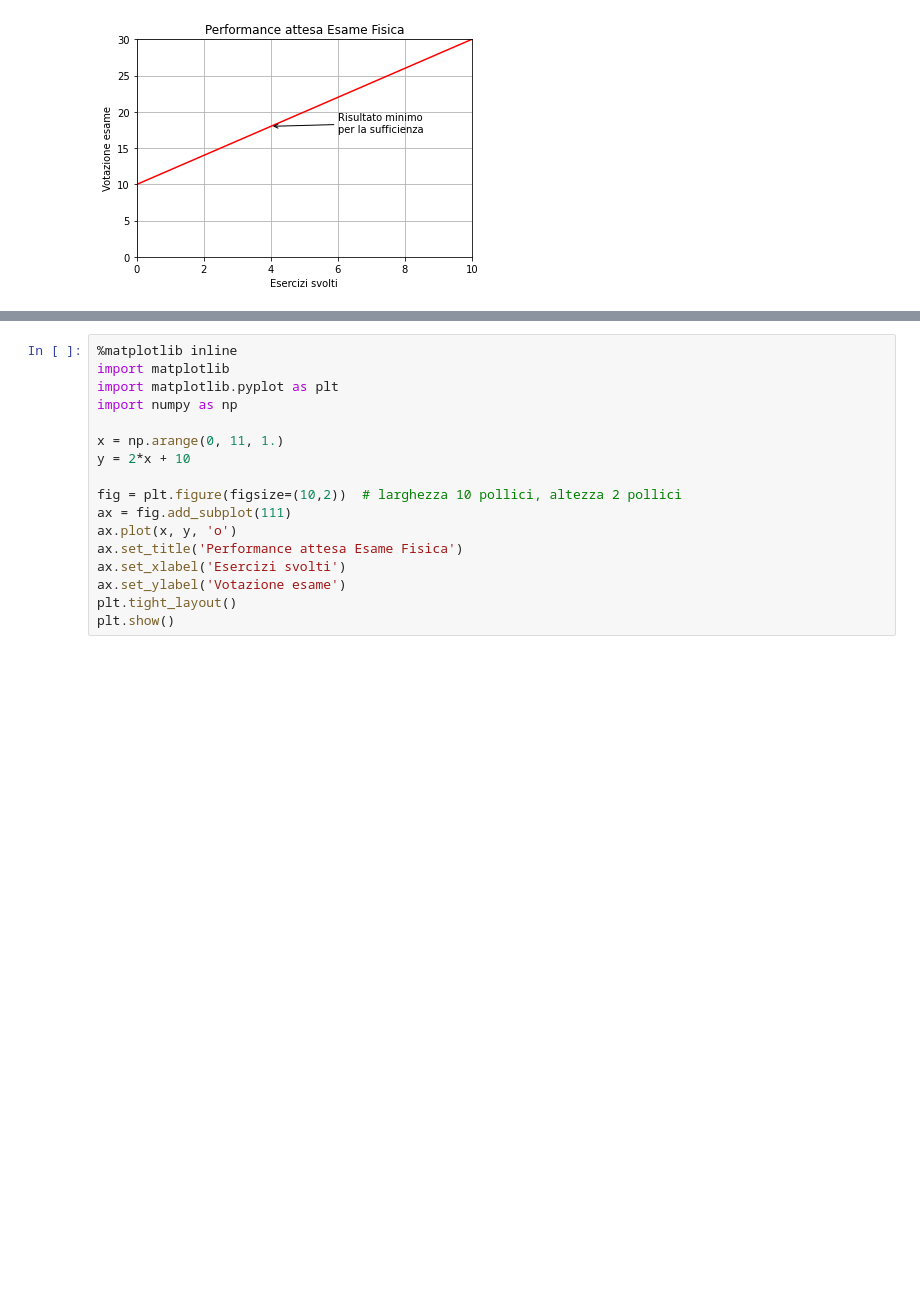
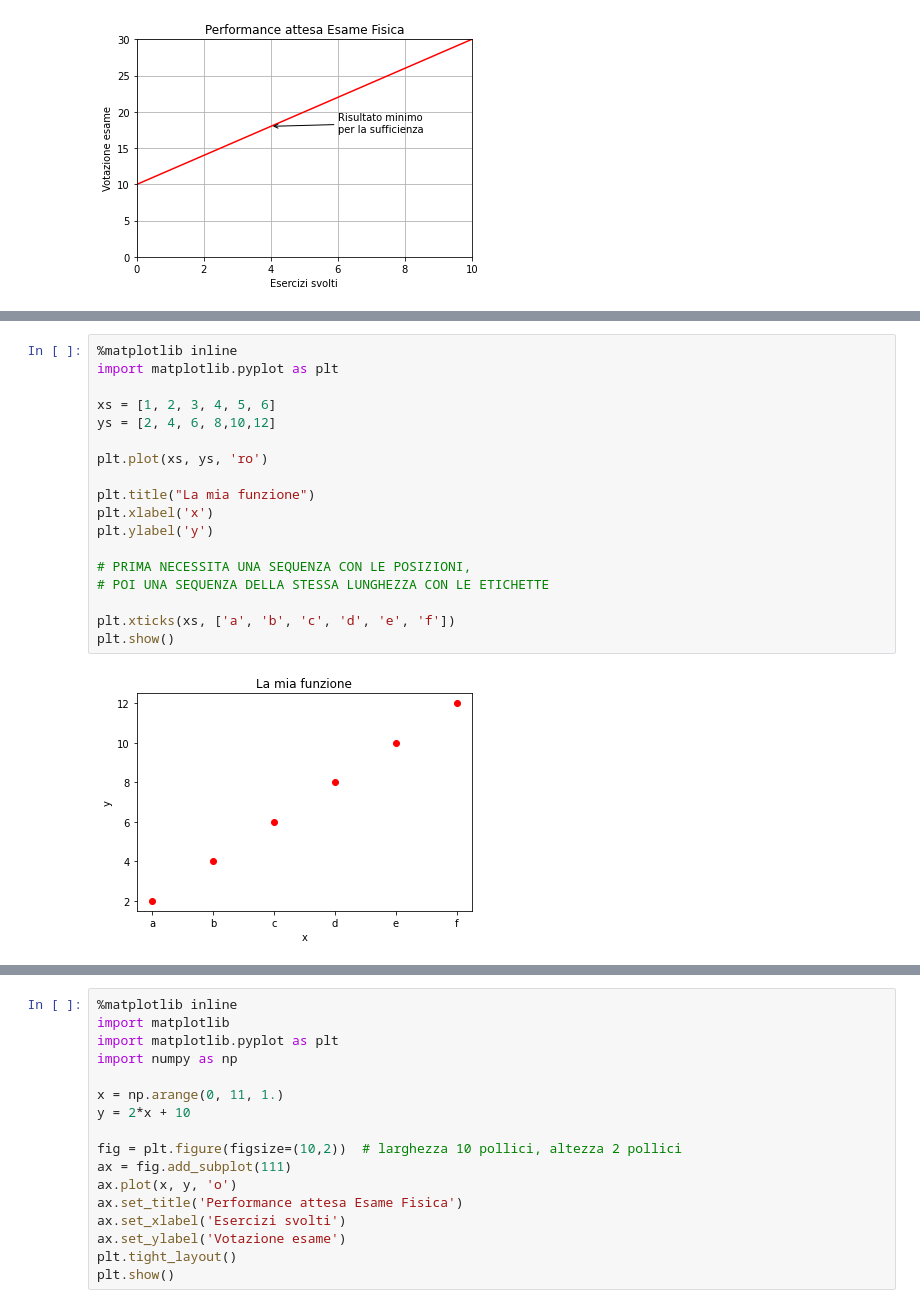
Before and after one commit to DavidLeoni/softpython-it, a Jupyter notebook: visualization/visualization1-sol.ipynb, the cells around one changed output, grey strips where cells are left out. Cells and saved outputs as stored; diff of their text form; blank space fills up the shorter version.

Commit message:
visualization: be fancy

```diff
--- a/visualization/visualization1-sol.ipynb
+++ b/visualization/visualization1-sol.ipynb
@@ -299,3 +307,23 @@ plt.show()
+# %%
+%matplotlib inline
+import matplotlib.pyplot as plt
+
+xs = [1, 2, 3, 4, 5, 6]
+ys = [2, 4, 6, 8,10,12]
+
+plt.plot(xs, ys, 'ro')
+
+plt.title("La mia funzione")
+plt.xlabel('x')
+plt.ylabel('y')
+
+# PRIMA NECESSITA UNA SEQUENZA CON LE POSIZIONI,
+# POI UNA SEQUENZA DELLA STESSA LUNGHEZZA CON LE ETICHETTE
+
+plt.xticks(xs, ['a', 'b', 'c', 'd', 'e', 'f'])
+plt.show()
+# %% [output]
+[figure, added]
 # %% [markdown]
 ## 2. Stile MATLAB vs. Object-Oriented
 
```
Also changed, not shown: parts of 19 cells of this notebook, 1 other file.
